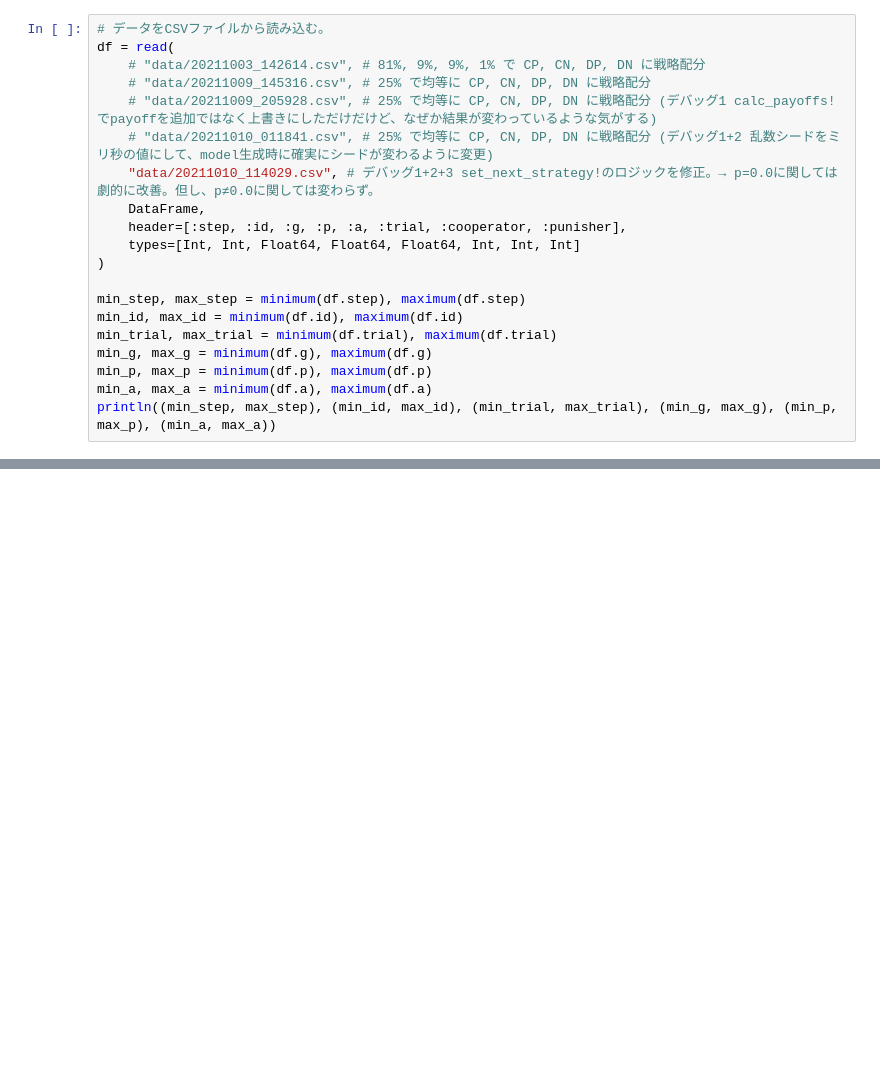
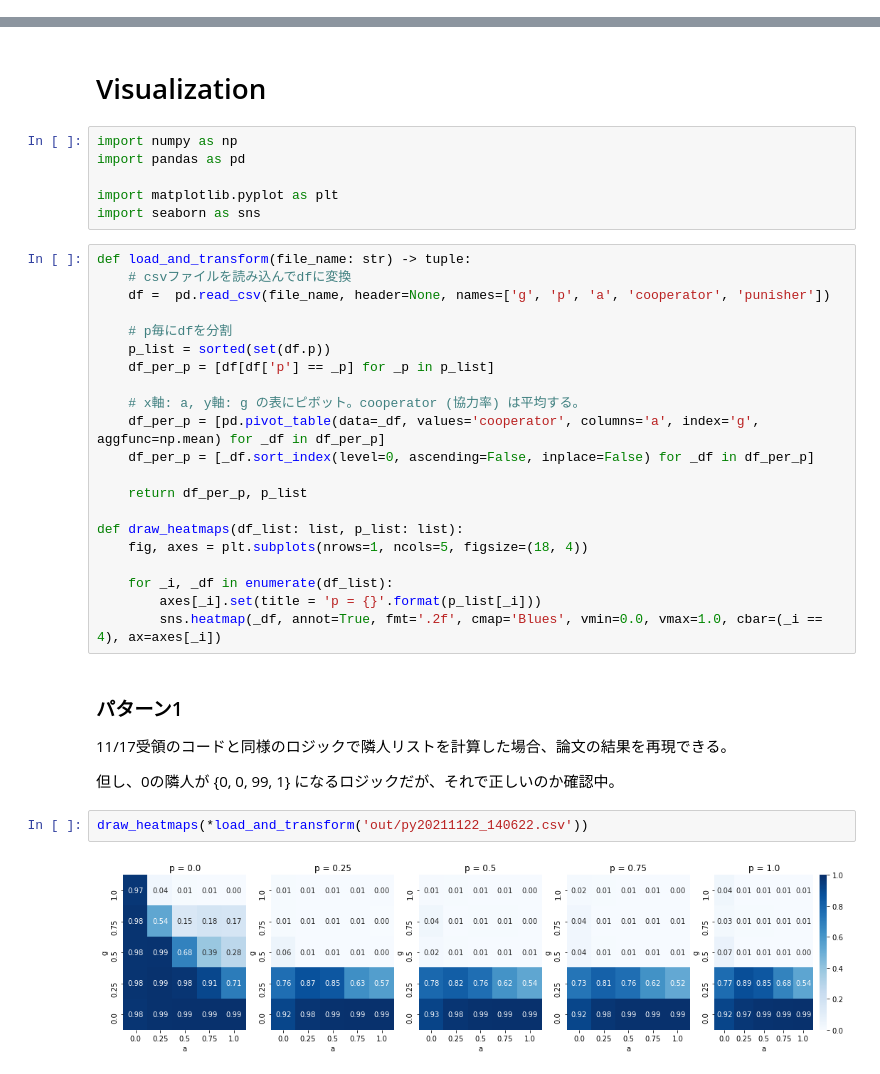
Before and after one commit to mas178/social-simulation, a Jupyter notebook: Okada2021/Visualization.ipynb, the cells around one changed output, grey strips where cells are left out. Saved outputs shown, nothing was run; the diff lists cells and outputs as text; blank space fills up the shorter version.

```diff
--- a/Okada2021/Visualization.ipynb
+++ b/Okada2021/Visualization.ipynb
@@ -20,20 +0,0 @@ ENV["COLUMNS"] = 1000
-# %%
-# データをCSVファイルから読み込む。
-df = read(
-    # "data/20211003_142614.csv", # 81%, 9%, 9%, 1% で CP, CN, DP, DN に戦略配分
-    # "data/20211009_145316.csv", # 25% で均等に CP, CN, DP, DN に戦略配分
-    # "data/20211009_205928.csv", # 25% で均等に CP, CN, DP, DN に戦略配分 (デバッグ1 calc_payoffs! でpayoffを追加ではなく上書きにしただけだけど、なぜか結果が変わっているような気がする)
-    # "data/20211010_011841.csv", # 25% で均等に CP, CN, DP, DN に戦略配分 (デバッグ1+2 乱数シードをミリ秒の値にして、model生成時に確実にシードが変わるように変更)
-    "data/20211010_114029.csv", # デバッグ1+2+3 set_next_strategy!のロジックを修正。→ p=0.0に関しては劇的に改善。但し、p≠0.0に関しては変わらず。
-    DataFrame,
-    header=[:step, :id, :g, :p, :a, :trial, :cooperator, :punisher],
-    types=[Int, Int, Float64, Float64, Float64, Int, Int, Int]
-)
-
-min_step, max_step = minimum(df.step), maximum(df.step)
-min_id, max_id = minimum(df.id), maximum(df.id)
-min_trial, max_trial = minimum(df.trial), maximum(df.trial)
-min_g, max_g = minimum(df.g), maximum(df.g)
-min_p, max_p = minimum(df.p), maximum(df.p)
-min_a, max_a = minimum(df.a), maximum(df.a)
-println((min_step, max_step), (min_id, max_id), (min_trial, max_trial), (min_g, max_g), (min_p, max_p), (min_a, max_a))
@@ -202,0 +1,39 @@ end
+# %% [markdown]
+# Visualization
+# %%
+import numpy as np
+import pandas as pd
+
+import matplotlib.pyplot as plt
+import seaborn as sns
+# %%
+def load_and_transform(file_name: str) -> tuple:
+    # csvファイルを読み込んでdfに変換
+    df =  pd.read_csv(file_name, header=None, names=['g', 'p', 'a', 'cooperator', 'punisher'])
+
+    # p毎にdfを分割
+    p_list = sorted(set(df.p))
+    df_per_p = [df[df['p'] == _p] for _p in p_list]
+
+    # x軸: a, y軸: g の表にピボット。cooperator (協力率) は平均する。
+    df_per_p = [pd.pivot_table(data=_df, values='cooperator', columns='a', index='g', aggfunc=np.mean) for _df in df_per_p]
+    df_per_p = [_df.sort_index(level=0, ascending=False, inplace=False) for _df in df_per_p]
+
+    return df_per_p, p_list
+
+def draw_heatmaps(df_list: list, p_list: list):
+    fig, axes = plt.subplots(nrows=1, ncols=5, figsize=(18, 4))
+
+    for _i, _df in enumerate(df_list):
+        axes[_i].set(title = 'p = {}'.format(p_list[_i]))
+        sns.heatmap(_df, annot=True, fmt='.2f', cmap='Blues', vmin=0.0, vmax=1.0, cbar=(_i == 4), ax=axes[_i])
+# %% [markdown]
+### パターン1
+
+11/17受領のコードと同様のロジックで隣人リストを計算した場合、論文の結果を再現できる。
+
+但し、0の隣人が {0, 0, 99, 1} になるロジックだが、それで正しいのか確認中。
+# %%
+draw_heatmaps(*load_and_transform('out/py20211122_140622.csv'))
+# %% [output]
+[figure, added]
```
Also changed, not shown: parts of 13 cells of this notebook, 13 other files.
